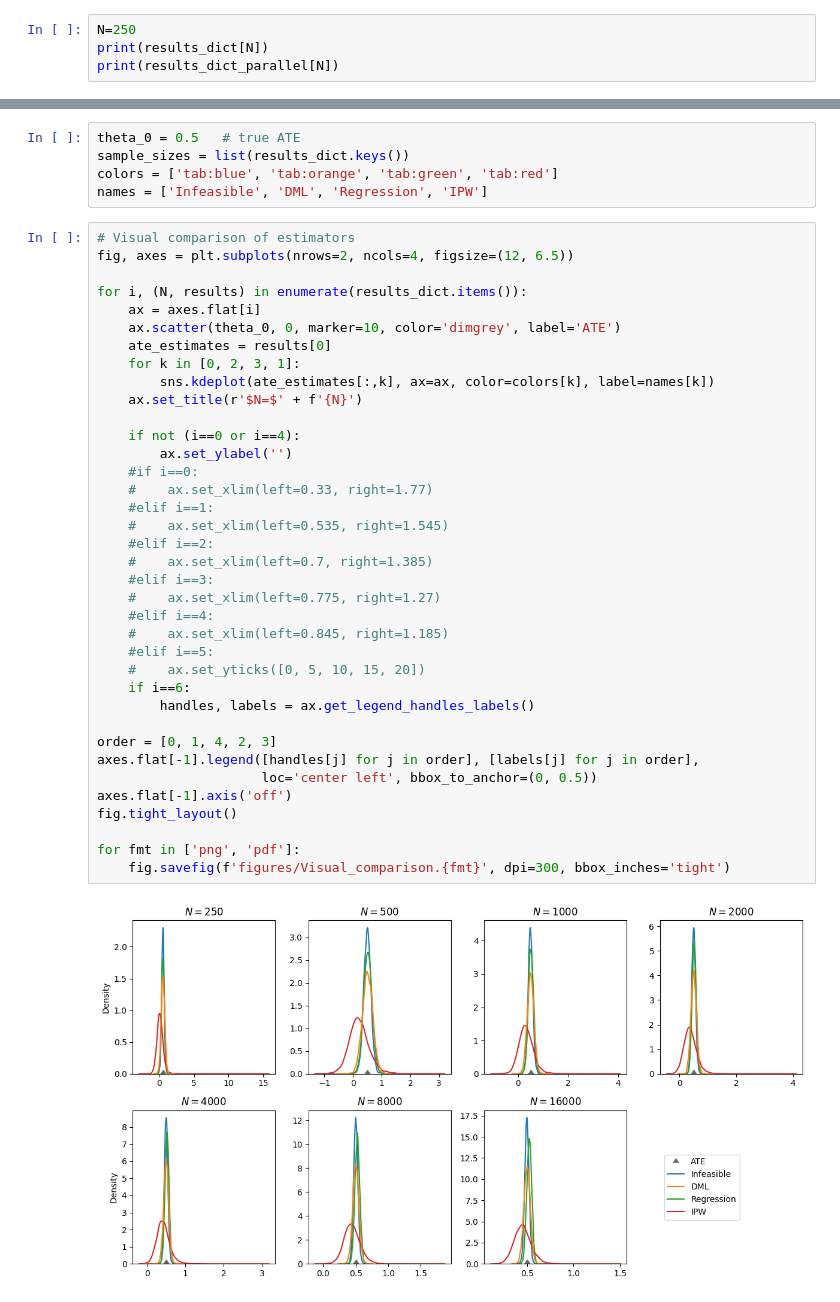
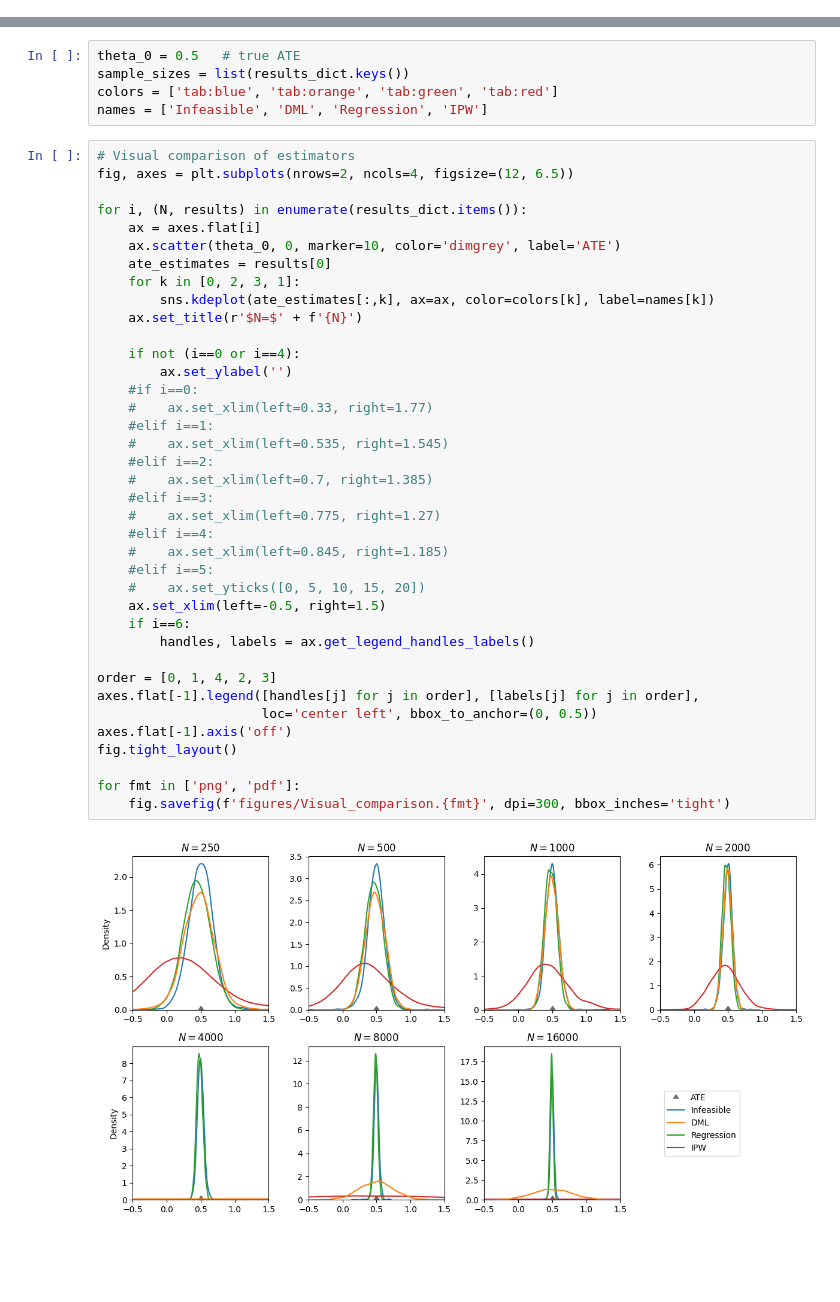
Before and after one commit to zijianwang2000/MA_CausalML, a Jupyter notebook: Complex model (10 confounders)/SVM/Visualization.ipynb, the cells around one changed output, grey strips where cells are left out. Saved outputs shown, nothing was run; the diff lists cells and outputs as text; blank space fills up the shorter version.

```diff
--- a/Complex model (10 confounders)/SVM/Visualization.ipynb
+++ b/Complex model (10 confounders)/SVM/Visualization.ipynb
@@ -56,4 +12,0 @@ print(results_dict_parallel)
-# %%
-N=250
-print(results_dict[N])
-print(results_dict_parallel[N])
@@ -90,34 +28,35 @@ for i, (N, results) in enumerate(results_dict.items()):
     for k in [0, 2, 3, 1]:
         sns.kdeplot(ate_estimates[:,k], ax=ax, color=colors[k], label=names[k])
     ax.set_title(r'$N=$' + f'{N}')
 
     if not (i==0 or i==4):
         ax.set_ylabel('')
     #if i==0:
     #    ax.set_xlim(left=0.33, right=1.77)
     #elif i==1:
     #    ax.set_xlim(left=0.535, right=1.545)
     #elif i==2:
     #    ax.set_xlim(left=0.7, right=1.385)
     #elif i==3:
     #    ax.set_xlim(left=0.775, right=1.27)
     #elif i==4:
     #    ax.set_xlim(left=0.845, right=1.185)
     #elif i==5:
     #    ax.set_yticks([0, 5, 10, 15, 20])
+    ax.set_xlim(left=-0.5, right=1.5)
     if i==6:
         handles, labels = ax.get_legend_handles_labels()
 
 order = [0, 1, 4, 2, 3]
 axes.flat[-1].legend([handles[j] for j in order], [labels[j] for j in order],
                      loc='center left', bbox_to_anchor=(0, 0.5))
 axes.flat[-1].axis('off')
 fig.tight_layout()
 
 for fmt in ['png', 'pdf']:
     fig.savefig(f'figures/Visual_comparison.{fmt}', dpi=300, bbox_inches='tight')
 # %% [output]
-[figure, old version]
+[figure, new version]
 # %%
 # Convergence rates
 rmse = np.empty((len(sample_sizes), 4))
```
Also changed, not shown: parts of 8 cells of this notebook, 35 other files.
